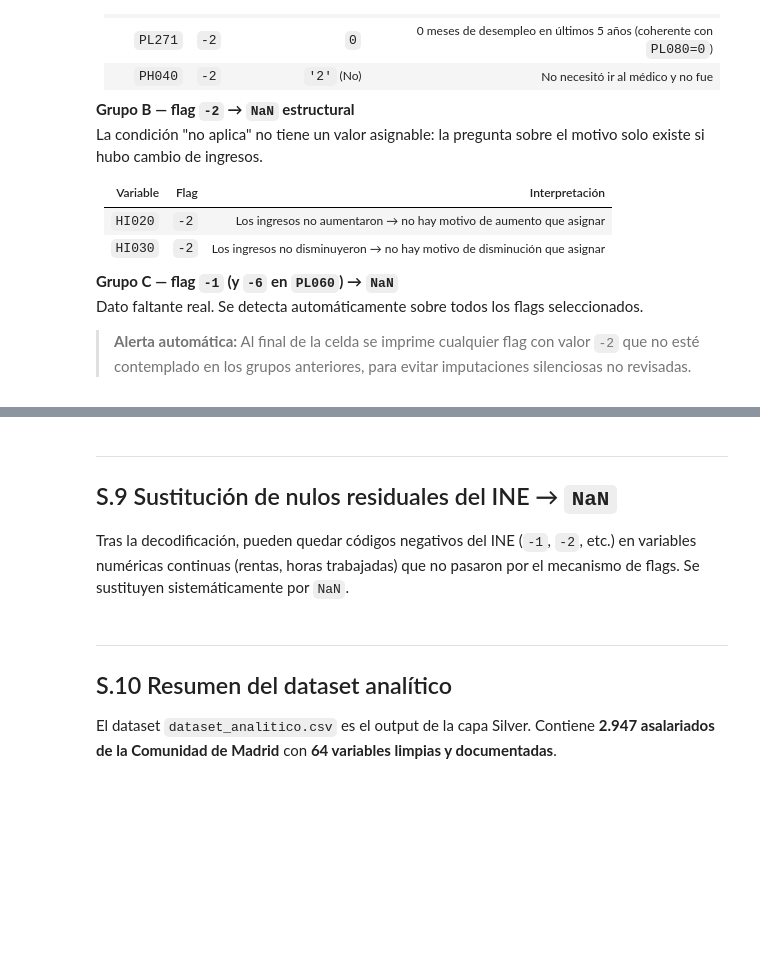
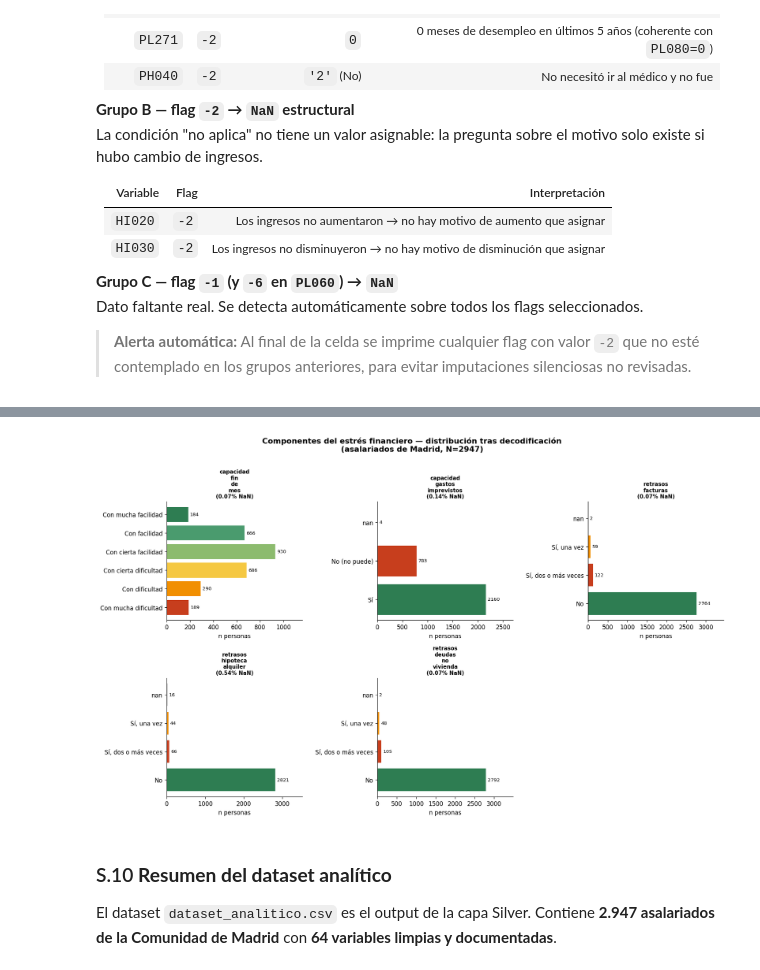
Before and after one commit to somm14/tfm_project, a Jupyter notebook: src/02_silver_layer.ipynb, the cells around one changed output, grey strips where cells are left out. Drawn from its saved outputs; the diff is of its cells as text; code cells hidden in the pictures; blank space fills up the shorter version.

Commit message:
finished /02_silver_layer.ipynb

```diff
--- a/src/02_silver_layer.ipynb
+++ b/src/02_silver_layer.ipynb
@@ -343,20 +287,18 @@ grupo_a = {
     'PH040':    ('PH040_F',    '2')  # No necesitó médico
 }
 
+# 'HH060', 'cuotahip' y 'PL271'necesitan un tratamiento especial ya que hay que hacer, previamente, una serie de transformaciones antes de la decodificación pertinente
+df = df.loc[:, ~df.columns.duplicated()]
 log_a = []
 for var, (flag, valor) in grupo_a.items():
     if flag in df.columns and var in df.columns:
         mask = df[flag] == -2
         n = mask.sum()
-        print(var)
-        print(n)
-        print(type(valor))
         if var in ['HH060', 'cuotahip', 'PL271']:
-            df[var].astype(int)
-            continue
+            df[var] = df[var].str.strip().replace('', np.nan).astype(float)
         if n > 0:
             df.loc[mask, var] = valor
             log_a.append({'Variable': var, 'Flag': flag, 'n imputadas': n, 'Valor asignado': repr(valor)})
 
-# pd.DataFrame(log_a).set_index('Variable')
+pd.DataFrame(log_a).set_index('Variable')
 # %% [output]
@@ -481,11 +381,9 @@ Una vez usados para imputar, los flags se eliminan: no aportan información sust
 # %%
 # Columnas a eliminar
 cols_flags     = [c for c in df.columns if c.endswith('_F')]
-cols_aux       = ['id_hogar_join'] if 'id_hogar_join' in df.columns else []
-cols_eliminar  = cols_flags + cols_aux
+cols_eliminar  = cols_flags
 
 df = df.drop(columns=[c for c in cols_eliminar if c in df.columns])
 
 print(f"Flags _F eliminados:    {len(cols_flags)}")
-print(f"Columnas auxiliares:    {len(cols_aux)}")
 print(f"Columnas restantes:     {df.shape[1]}")
@@ -691,47 +465,5 @@ print(f"Variables decodificadas: {n_mapeadas}")
 # %%
 # Verificación visual: distribución de las 5 variables target tras decodificación
-target_cols = ['capacidad_fin_de_mes', 'capacidad_gastos_imprevistos',
-               'retrasos_facturas', 'retrasos_hipoteca_alquiler', 'retrasos_deudas_no_vivienda']
-
-orden_fin_mes = ['Con mucha dificultad', 'Con dificultad', 'Con cierta dificultad',
-                 'Con cierta facilidad', 'Con facilidad', 'Con mucha facilidad']
-
-fig, axes = plt.subplots(2, 3, figsize=(15, 9))
-fig.suptitle('Componentes del estrés financiero — distribución tras decodificación\n'
-             '(asalariados de Madrid, N=2.947)', fontweight='bold', fontsize=13, y=1.01)
-axes = axes.flatten()
-
-colores_stress = {
-    'Con mucha dificultad': '#C73E1D', 'Con dificultad': '#F18F01',
-    'Con cierta dificultad': '#F5C842',
-    'Con cierta facilidad': '#8CBB6E', 'Con facilidad': '#4A9B6E',
-    'Con mucha facilidad': '#2E7D52',
-    'No (no puede)': '#C73E1D', 'No (otra razón)': '#F18F01', 'Sí': '#2E7D52',
-    'Sí, una vez': '#F18F01', 'Sí, dos o más veces': '#C73E1D', 'No': '#2E7D52',
-}
-
-for i, col in enumerate(target_cols):
-    ax = axes[i]
-    vc = df[col].value_counts(dropna=False)
-    if col == 'capacidad_fin_de_mes':
-        cats_orden = [c for c in orden_fin_mes if c in vc.index]
-        vc = vc[cats_orden]
-    colors_bar = [colores_stress.get(str(k), '#999') for k in vc.index]
-    bars = ax.barh([str(k) for k in vc.index], vc.values, color=colors_bar)
-    ax.bar_label(bars, fmt='%d', padding=3, fontsize=8)
-    pct_nulos = df[col].isna().sum() / len(df) * 100
-    titulo = col.replace('_', '\n')
-    ax.set_title(f'{titulo}\n({pct_nulos:.0f}% NaN)', fontsize=9, fontweight='bold')
-    ax.set_xlabel('n personas')
-    ax.set_xlim(0, vc.max() * 1.25)
-
-axes[5].axis('off')
-plt.tight_layout()
-plt.savefig('silver_target_distribucion.png', bbox_inches='tight')
-plt.show()
+dis_target_descod(df)
+# %% [output]
+[figure, added]
-# %% [markdown]
----
-
-## S.9 Sustitución de nulos residuales del INE → `NaN`
-
-Tras la decodificación, pueden quedar códigos negativos del INE (`-1`, `-2`, etc.) en variables numéricas continuas (rentas, horas trabajadas) que no pasaron por el mecanismo de flags. Se sustituyen sistemáticamente por `NaN`.
@@ -761,7 +470,5 @@ print("\nSustitución aplicada. Nulos residuales eliminados.")
 # %% [markdown]
----
-
-## S.10 Resumen del dataset analítico
+### S.10 **Resumen del dataset analítico**
 
 El dataset `dataset_analitico.csv` es el output de la capa Silver. Contiene **2.947 asalariados de la Comunidad de Madrid** con **64 variables limpias y documentadas**.
 # %%
```
Also changed, not shown: parts of 23 cells of this notebook.
